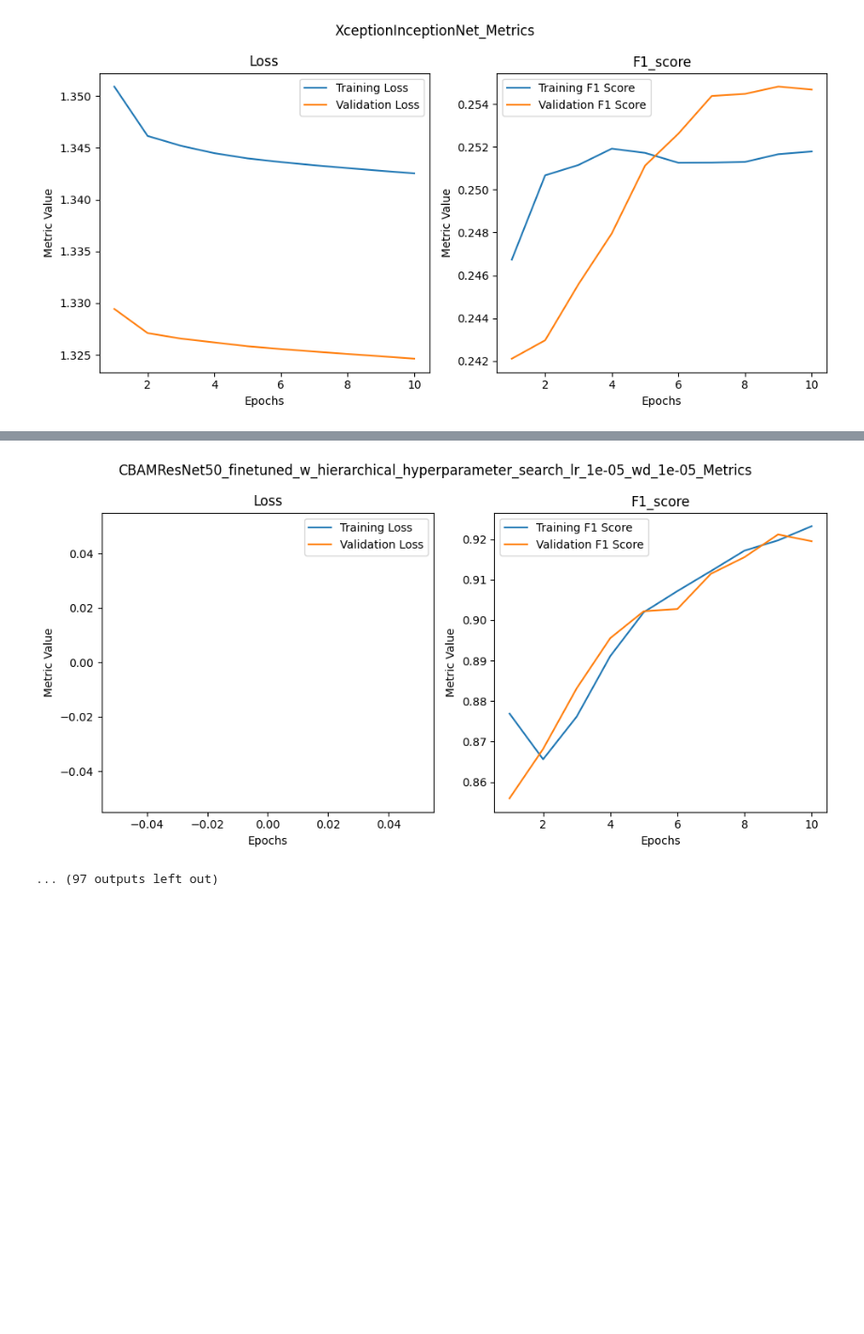
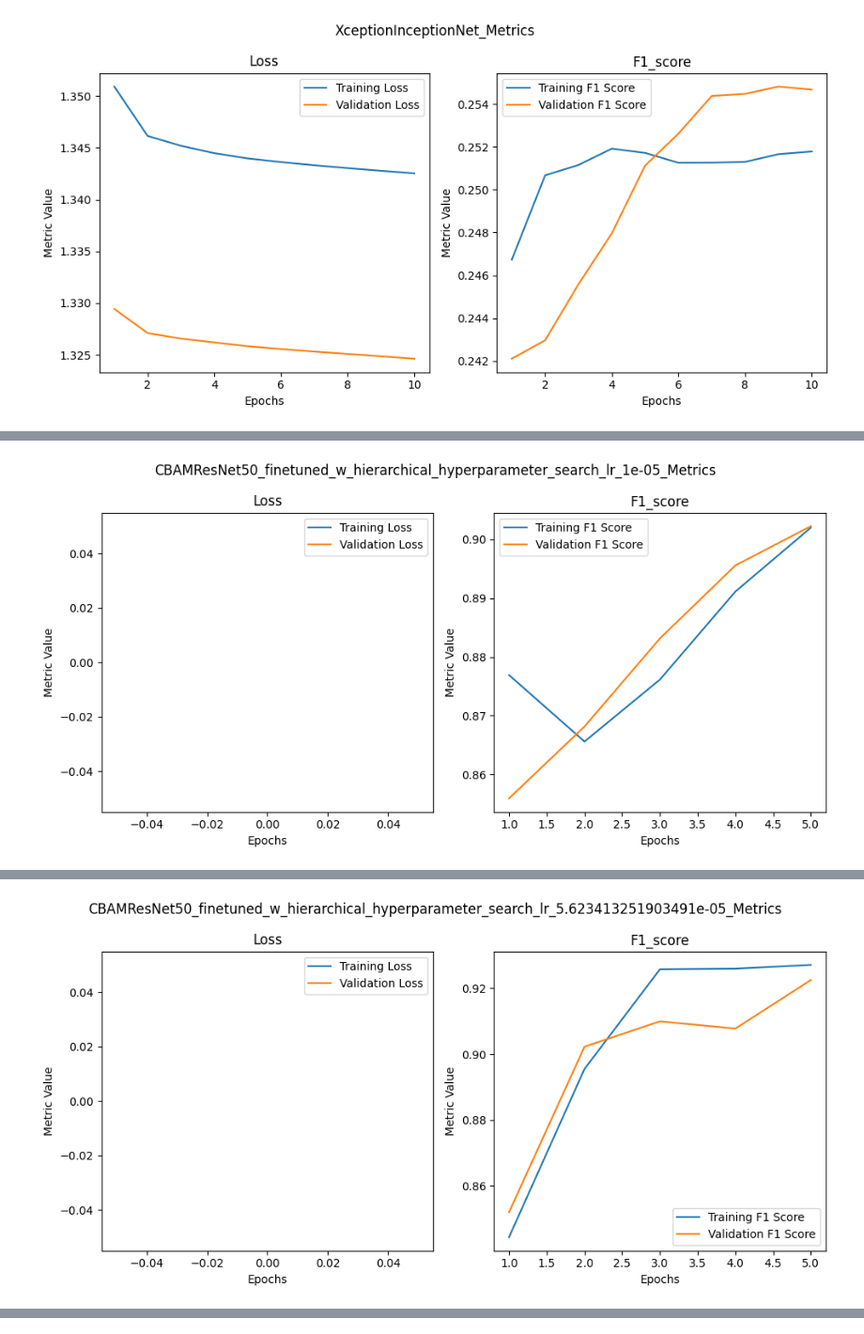
Before and after one commit to LHJJosh/DeepDementiaDetect, a Jupyter notebook: oasis_3_notebook.ipynb, the cells around one changed output, grey strips where cells are left out. Shown at 94% size. Drawn from its saved outputs; the diff is of its cells as text; code cells hidden in the pictures; blank space fills up the shorter version.

Commit message:
feat: update results and add plots

```diff
--- a/oasis_3_notebook.ipynb
+++ b/oasis_3_notebook.ipynb
@@ -1742,50 +1740,57 @@ import pandas as pd
 from torch import optim
 
 # Define the ranges for the hyperparameters
-learning_rates = np.logspace(-5, -2, num=10, base=10)  # 10 values between 1e-5 and 1e-2, logarithmically spaced
-weight_decays = np.logspace(-5, -2, num=10, base=10)  # Similar range for weight_decay
+learning_rates = np.logspace(-5, -2, num=5, base=10)  # 5 values between 1e-5 and 1e-2, logarithmically spaced
 
 best_f1_score = -1  # Initialize the best f1 score
 best_lr = None
 best_wd = None
 
 for lr in learning_rates:
-    for wd in weight_decays:
-        tag = f'_hyperparameter_search_lr_{lr}_wd_{wd}'
+    tag = f'_hyperparameter_search_lr_{lr}'
 
-        # Load model
-        model = CBAMResNet(num_classes=4)
+    # Load model
+    model = CBAMResNet(num_classes=4)
 
-        # Define the loss function and optimizer
-        criterion = HierarchicalCrossEntropyLoss(weight=weights_tensor)
-        optimizer = optim.Adam(model.parameters(), lr=lr, betas=(0.9, 0.999), weight_decay=wd)
+    # Define the loss function and optimizer
+    criterion = HierarchicalCrossEntropyLoss(weight=weights_tensor)
+    optimizer = optim.Adam(model.parameters(), lr=lr, betas=(0.9, 0.999), weight_decay=1e-5)
 
-        # Train the model
-        model_name='CBAMResNet50_finetuned_w_hierarchical'
-        metric_history = metric_history = {'val_loss': [], 'val_f1': [], 'train_loss': [], 'train_f1': []}
-        model = train_model(model, model_name=model_name, num_epochs=10, early_stopping=False, tag=tag, epoch_start=200, training=True)
-        model_name='CBAMResNet50_finetuned_w_hierarchical' + tag
+    # Train the model
+    # model_name='CBAMResNet50_finetuned_w_hierarchical'
+    # metric_history = metric_history = {'val_loss': [], 'val_f1': [], 'train_loss': [], 'train_f1': []}
+    # model = train_model(model, model_name=model_name, num_epochs=5, early_stopping=False, tag=tag, epoch_start=200, training=True)
+    # model_name='CBAMResNet50_finetuned_w_hierarchical' + tag
 
-        # Evaluate
-        overall_accuracy, class_accuracies, f1, recall, precision = evaluate_model(model, test_dataloader, device)
+    model_name='CBAMResNet50_finetuned_w_hierarchical' + tag
+    metric_history = metric_history = {'val_loss': [], 'val_f1': [], 'train_loss': [], 'train_f1': []}
+    model = train_model(model, model_name=model_name, num_epochs=5, early_stopping=False)
 
-        # Save the best model if it has the highest F1 score
-        if f1 > best_f1_score:
-            best_f1_score = f1
-            best_lr = lr
-            best_wd = wd
-            # Optionally save the model, metrics, or any other important data here
+    # Evaluate
+    overall_accuracy, class_accuracies, f1, recall, precision = evaluate_model(model, test_dataloader, device)
+    print(f'Overall Accuracy: {overall_accuracy}')
+    for i, class_accuracy in enumerate(class_accuracies):
+        print(f'Accuracy for Class {i}: {class_accuracy}')
+    print(f'F1 Score: {f1}')
+    print(f'Recall: {recall}')
+    print(f'Precision: {precision}')
 
-        # Convert metric history to a DataFrame and save to a CSV file
-        metric_df = pd.DataFrame(metric_history)
-        csv_file_path = os.path.join('checkpoints/', f'{model_name}_metrics.csv')
-        if not os.path.exists(csv_file_path):
-            metric_df.to_csv(csv_file_path, index=False)
-        else:
-            metric_df.to_csv(csv_file_path, mode='a', header=False, index=False)
+    # Save the best model if it has the highest F1 score
+    if f1 > best_f1_score:
+        best_f1_score = f1
+        best_lr = lr
+        # Optionally save the model, metrics, or any other important data here
 
-        # Optionally, plot metrics
-        plot_metrics_from_csv(model_name, title=model_name + '_Metrics', ylabel='Metric Value')
+    # Convert metric history to a DataFrame and save to a CSV file
+    metric_df = pd.DataFrame(metric_history)
+    csv_file_path = os.path.join('checkpoints/', f'{model_name}_metrics.csv')
+    if not os.path.exists(csv_file_path):
+        metric_df.to_csv(csv_file_path, index=False)
+    else:
+        metric_df.to_csv(csv_file_path, mode='a', header=False, index=False)
 
-print(f'Best F1 Score: {best_f1_score} with Learning Rate: {best_lr} and Weight Decay: {best_wd}')
+    # Optionally, plot metrics
+    plot_metrics_from_csv(model_name, title=model_name + '_Metrics', ylabel='Metric Value')
+
+print(f'Best F1 Score: {best_f1_score} with Learning Rate: {best_lr}')
 # %% [output]
@@ -1793,0 +1811 @@ Loading checkpoints\CBAMResNet50_finetuned_w_hierarchical_epoch_200.pth...
+[figure, new version]
@@ -1796,0 +1826 @@ Val Loss: nan, Val Accuracy: 0.9574304068522483, Val F1: 0.8559634824526169, Val
+[figure, added]
@@ -1829,2 +1872,0 @@ Finished Training
-[figure, old version]
-... (97 outputs left out)
```
Also changed, not shown: parts of 2 cells of this notebook, 2 other files.
